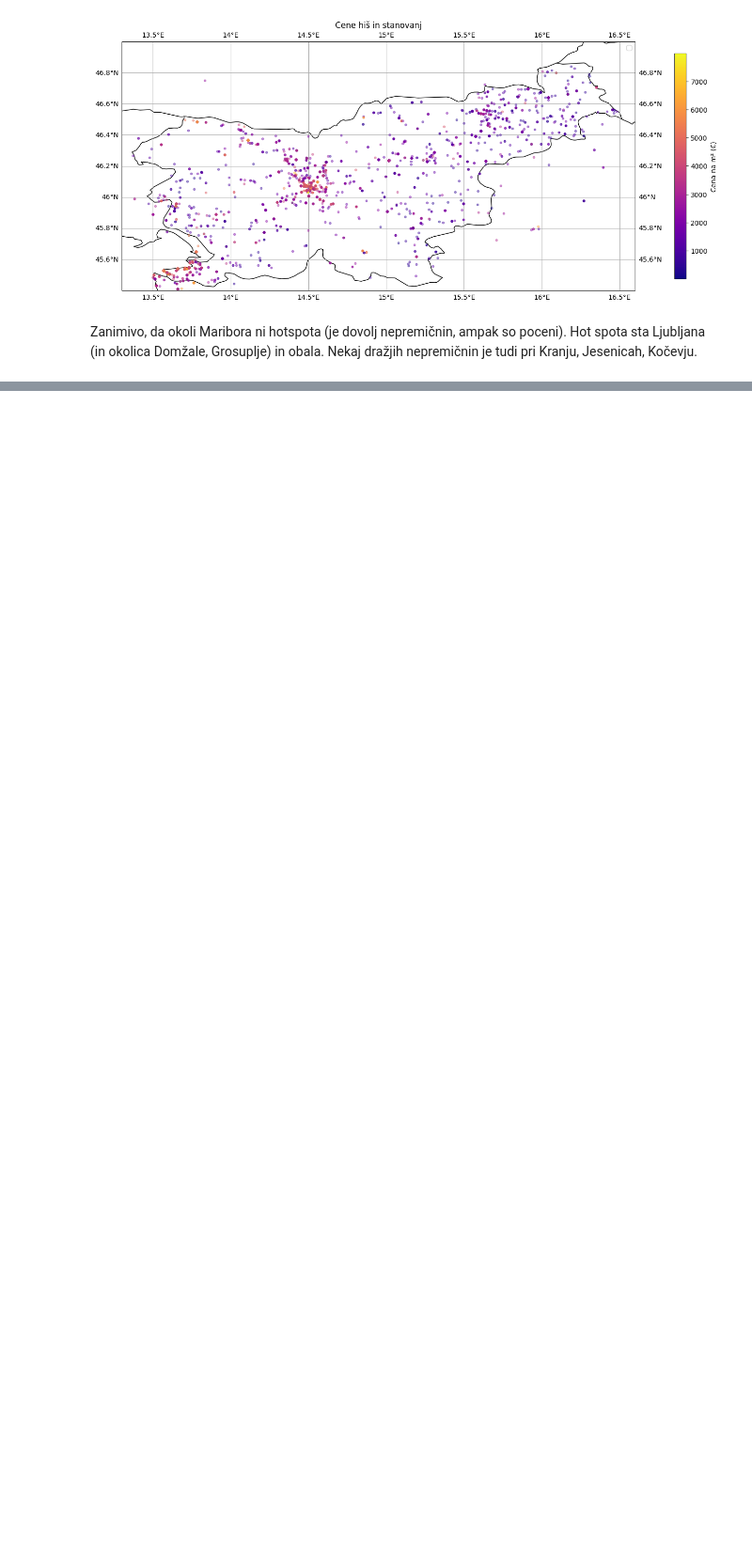
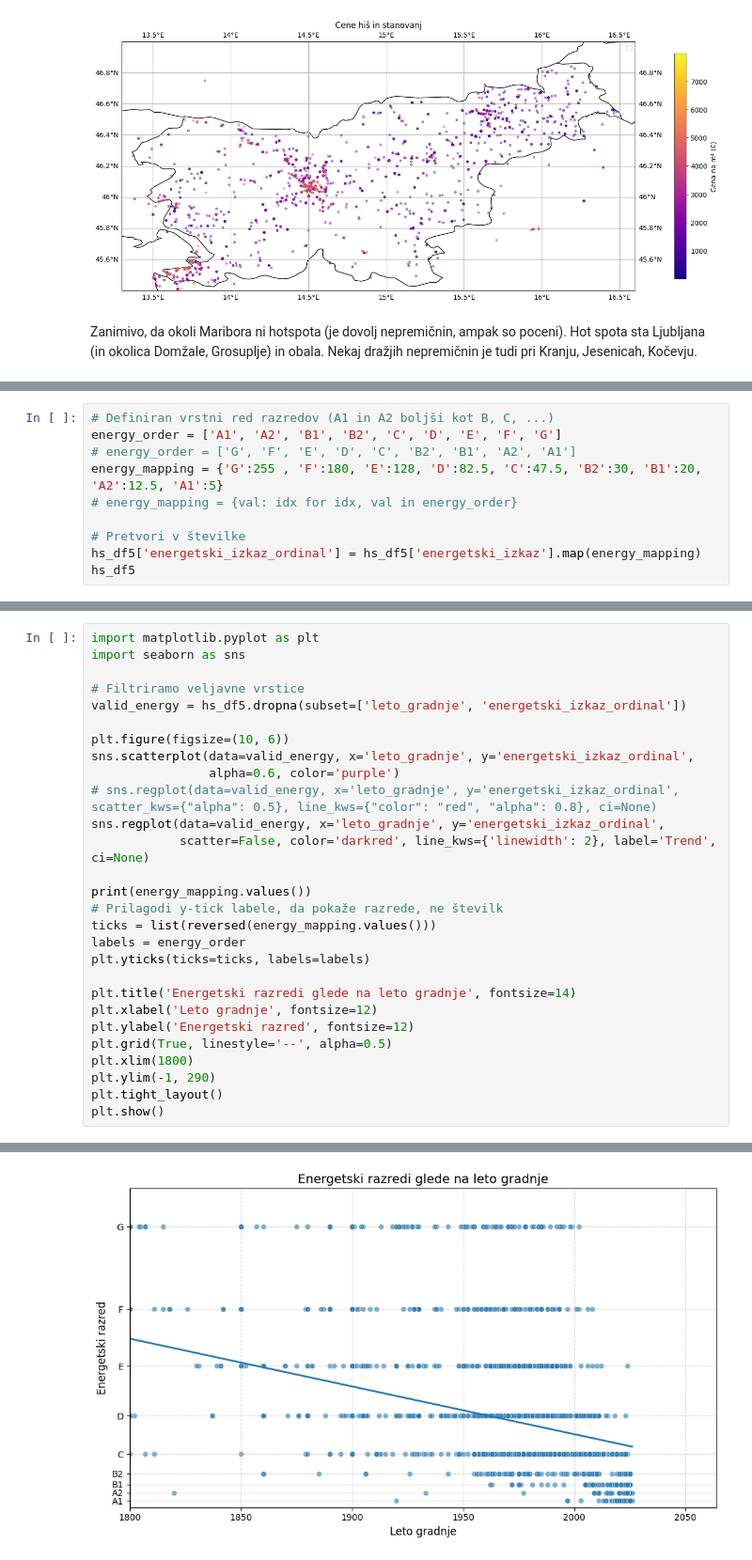
Before and after one commit to tthuma1/PR251, a Jupyter notebook: src/vizualizacije.ipynb, the cells around one changed output, grey strips where cells are left out. Shown at 94% size. Cells and saved outputs as stored; diff of their text form; blank space fills up the shorter version.

```diff
--- a/src/vizualizacije.ipynb
+++ b/src/vizualizacije.ipynb
@@ -608,0 +639,10 @@ Zanimivo, da okoli Maribora ni hotspota (je dovolj nepremičnin, ampak so poceni
+# %%
+# Definiran vrstni red razredov (A1 in A2 boljši kot B, C, ...)
+energy_order = ['A1', 'A2', 'B1', 'B2', 'C', 'D', 'E', 'F', 'G']
+# energy_order = ['G', 'F', 'E', 'D', 'C', 'B2', 'B1', 'A2', 'A1']
+energy_mapping = {'G':255 , 'F':180, 'E':128, 'D':82.5, 'C':47.5, 'B2':30, 'B1':20, 'A2':12.5, 'A1':5}
+# energy_mapping = {val: idx for idx, val in energy_order}
+
+# Pretvori v številke
+hs_df5['energetski_izkaz_ordinal'] = hs_df5['energetski_izkaz'].map(energy_mapping)
+hs_df5
@@ -608,0 +663,29 @@ Zanimivo, da okoli Maribora ni hotspota (je dovolj nepremičnin, ampak so poceni
+# %%
+import matplotlib.pyplot as plt
+import seaborn as sns
+
+# Filtriramo veljavne vrstice
+valid_energy = hs_df5.dropna(subset=['leto_gradnje', 'energetski_izkaz_ordinal'])
+
+plt.figure(figsize=(10, 6))
+sns.scatterplot(data=valid_energy, x='leto_gradnje', y='energetski_izkaz_ordinal',
+                alpha=0.6, color='purple')
+# sns.regplot(data=valid_energy, x='leto_gradnje', y='energetski_izkaz_ordinal', scatter_kws={"alpha": 0.5}, line_kws={"color": "red", "alpha": 0.8}, ci=None)
+sns.regplot(data=valid_energy, x='leto_gradnje', y='energetski_izkaz_ordinal',
+            scatter=False, color='darkred', line_kws={'linewidth': 2}, label='Trend', ci=None)
+
+print(energy_mapping.values())
+# Prilagodi y-tick labele, da pokaže razrede, ne številk
+ticks = list(reversed(energy_mapping.values()))
+labels = energy_order
+plt.yticks(ticks=ticks, labels=labels)
+
+plt.title('Energetski razredi glede na leto gradnje', fontsize=14)
+plt.xlabel('Leto gradnje', fontsize=12)
+plt.ylabel('Energetski razred', fontsize=12)
+plt.grid(True, linestyle='--', alpha=0.5)
+plt.xlim(1800)
+plt.ylim(-1, 290)
+plt.tight_layout()
+plt.show()
+# %% [output]
@@ -608,0 +693 @@ Zanimivo, da okoli Maribora ni hotspota (je dovolj nepremičnin, ampak so poceni
+[figure, added]
```
Also changed, not shown: parts of 8 cells of this notebook, 1 other file.
